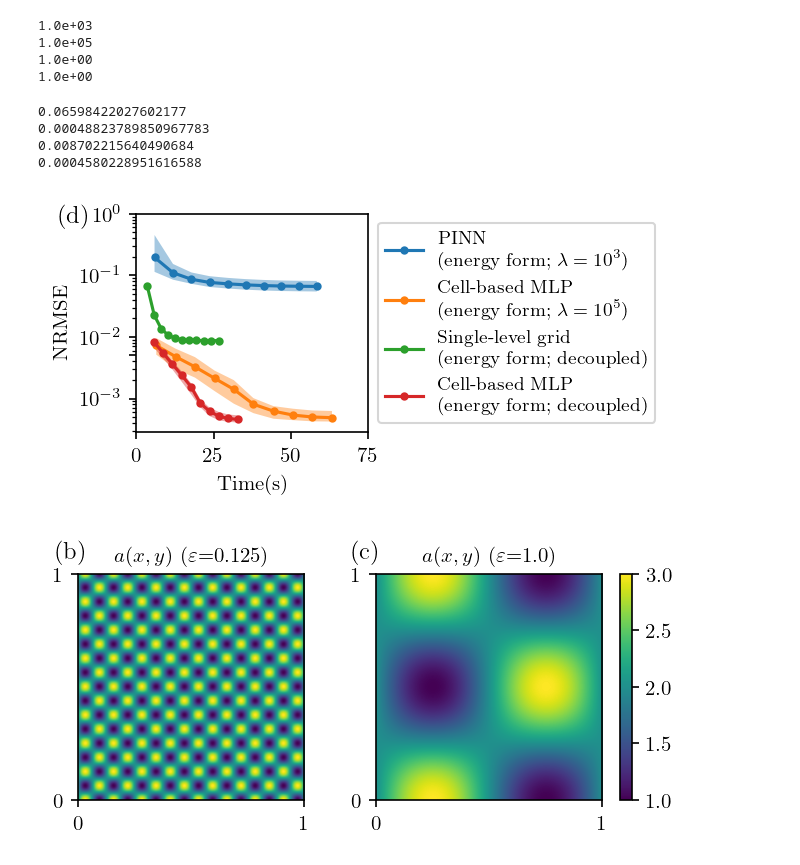
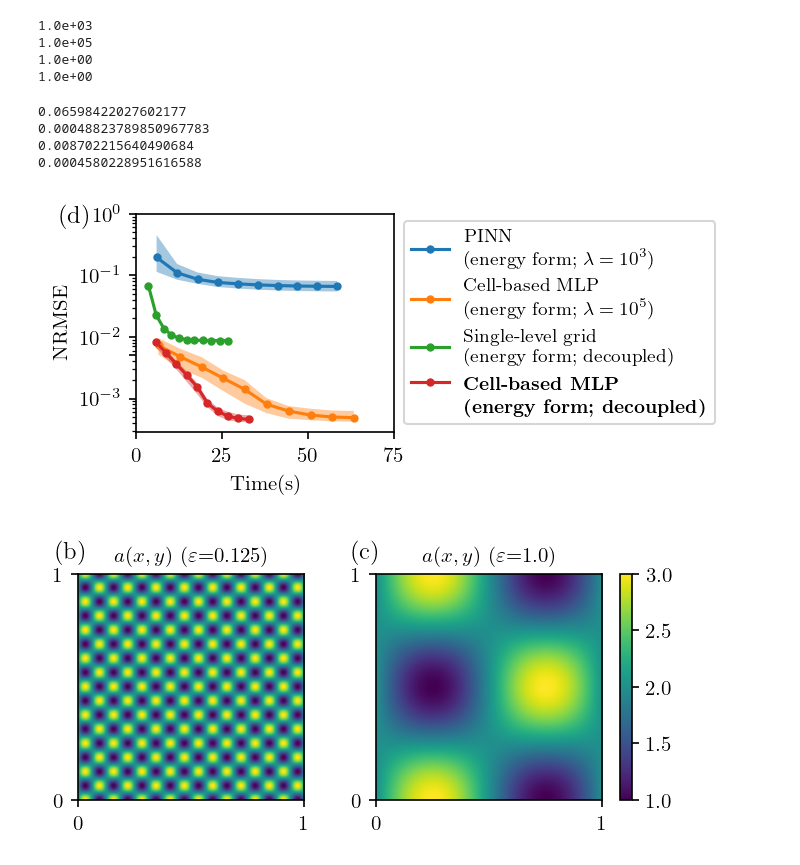
Before and after one commit to YuxiangGao0321/Cell-based-MLP, a Jupyter notebook: main/Multiscale/plot_paper.ipynb, the cells around one changed output. Saved outputs shown, nothing was run; the diff lists cells and outputs as text; code cells hidden in the pictures.

```diff
--- a/main/Multiscale/plot_paper.ipynb
+++ b/main/Multiscale/plot_paper.ipynb
@@ -88,7 +88,7 @@ label_list = [
 "PINN\n (energy form; $\lambda = 10^3$)",
 "Cell-based MLP\n (energy form; $\lambda = 10^5$)",
 "Single-level grid\n (energy form; decoupled)",
-"Cell-based MLP\n (energy form; decoupled)",
+r"\begin{flushleft}\textbf{Cell-based MLP\\ (energy form; decoupled)}\end{flushleft}",
 
 ]
 for loss_name in loss_name_list:
@@ -106,40 +106,40 @@ for loss_name in loss_name_list:
 #     loss_dict = get_loss_curve(task_name,dir_name,main_path=main_path)
 
 # fig = plt.figure(figsize=(2.5,3.2),dpi = 150)
-fig, axs = plt.subplots(1, 1, figsize=(4.1,2), constrained_layout=True, dpi = 150)
+fig, axs = plt.subplots(1, 1, figsize=(4.5,2), constrained_layout=True, dpi = 150)
 plt.rcParams.update(params)
 i = 0
 for loss_name in loss_name_list:
     axs.plot(result_dict[loss_name]["x"],result_dict[loss_name]["y"] ,marker="o",label=label_list[i])
     print(result_dict[loss_name]["y"][-1])
     axs.fill_between(result_dict[loss_name]["x"], result_dict[loss_name]["y1"], result_dict[loss_name]["y2"], alpha=0.4)
     i += 1
 axs.set_xlabel("Time(s)")
 # plt.ylabel("Relative RMSE")
 axs.set_ylabel("NRMSE")
 axs.set_yscale("log")
 axs.set_yticks([5e-3,1e-3,1e-2,1e-1,1e0])
 axs.set_xticks([0,25,50,75])
 
 # Set minor y-ticks
 # ax = plt.gca()  # Get current axis
 axs.yaxis.set_minor_locator(ticker.LogLocator(base=10.0, subs='auto', numticks=12))
 # plt.xscale("log")
 # plt.grid(alpha = 0.2)
 # plt.legend()
 # axs.legend(loc='upper center', bbox_to_anchor=(0.4, -0.32), fontsize = fs)
 axs.legend(loc='center left', bbox_to_anchor=(1, 0.5), fontsize = fs-1)
 # axs.legend(fontsize = fs-1)
 fig.text(0.02, 0.99, '(d)', fontsize=fs+2, va='top', ha='left')
 # fig.tight_layout()
 plt.savefig(os.path.join(figure_path,"training_loss.pdf"), dpi=300)
 plt.show()
 # %% [output]
 0.06598422027602177
 0.00048823789850967783
 0.008702215640490684
 0.0004580228951616588
-[figure, old version]
+[figure, new version]
 # %%
 '''
 
```
Also changed, not shown: 12 other files.
